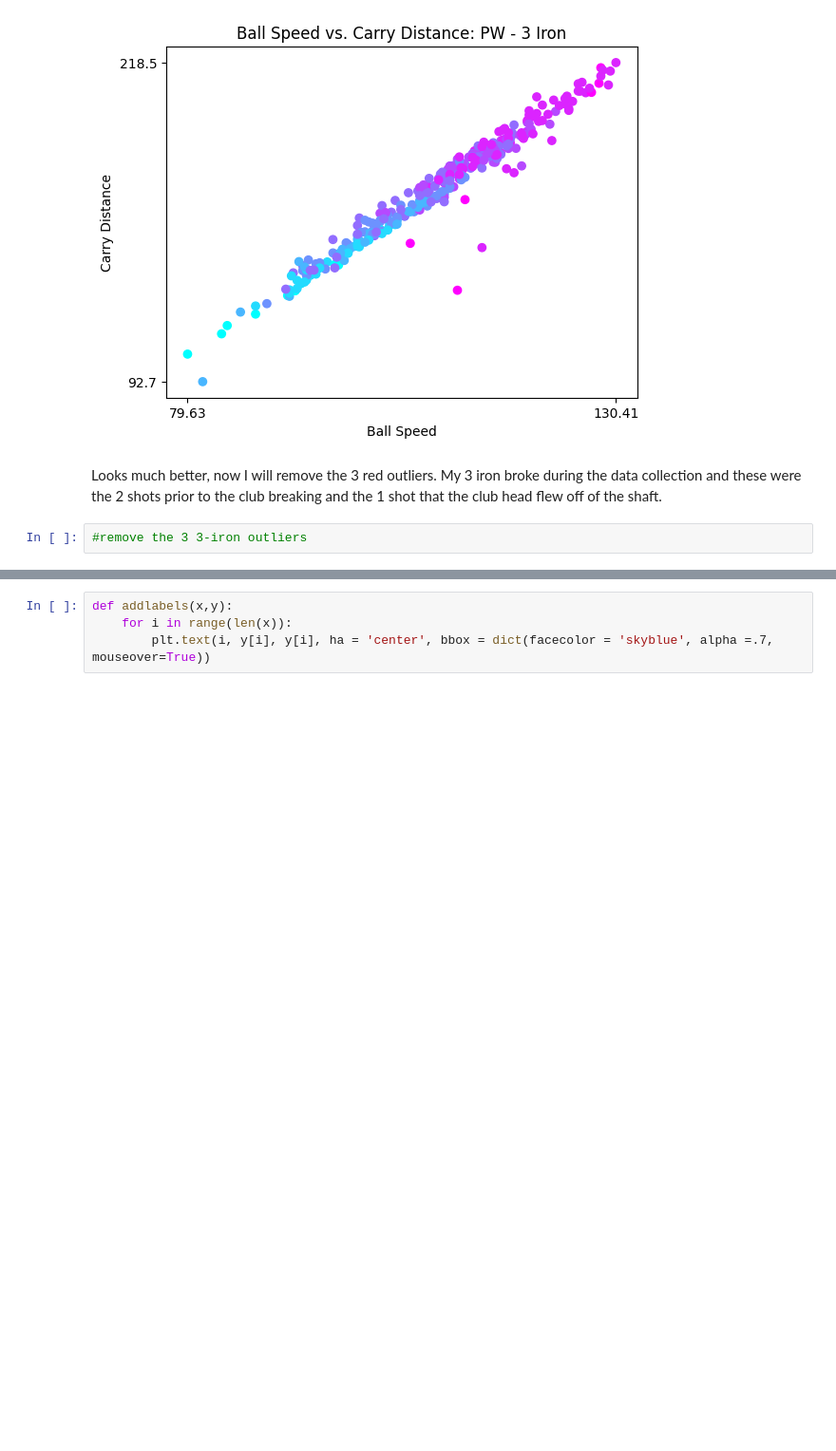
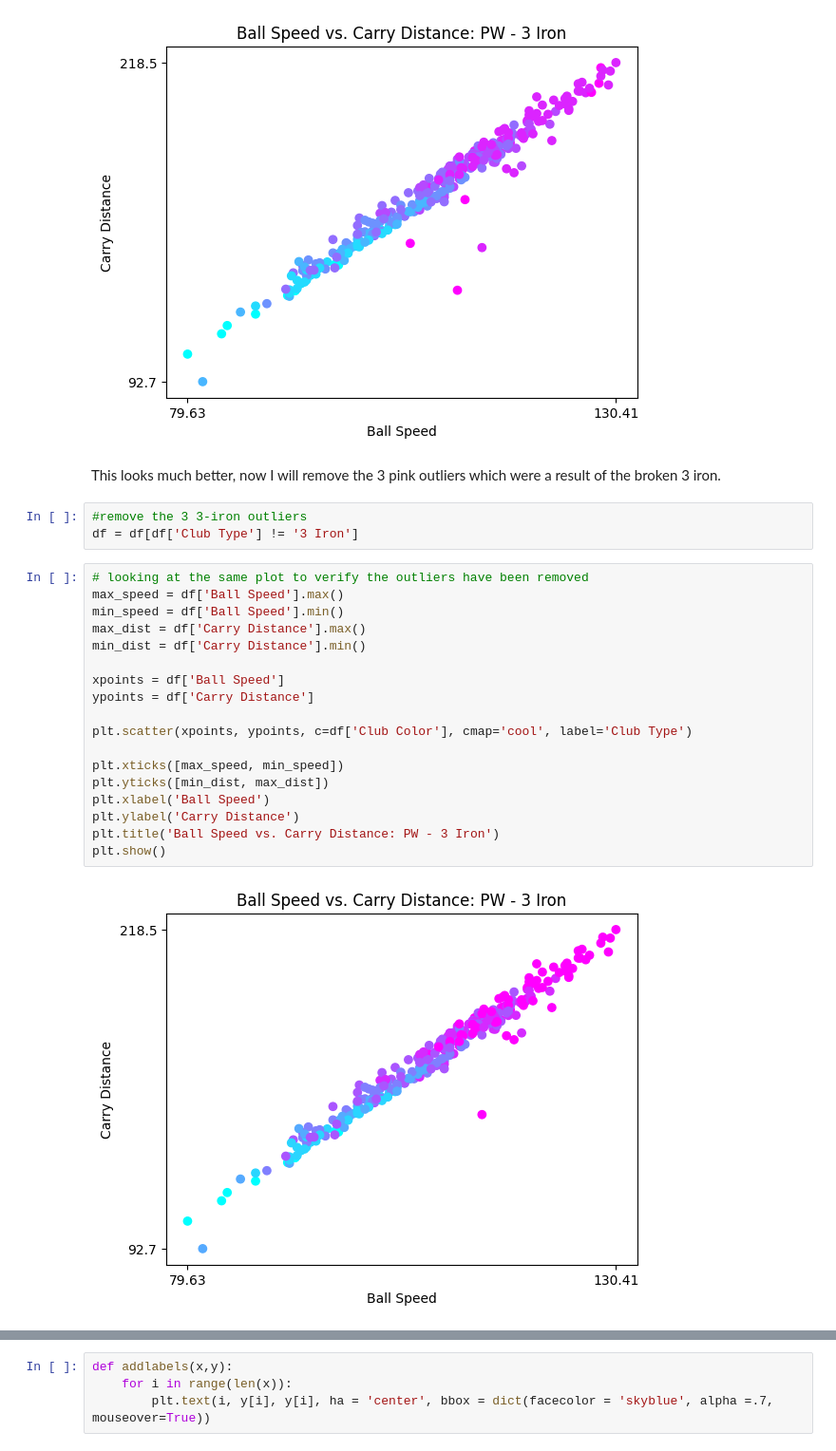
Before and after one commit to joja4479/Golf-Shot-Analysis, a Jupyter notebook: golf_shot_analysis.ipynb, the cells around one changed output, grey strips where cells are left out. Shown: that part at 95% size. Cells and saved outputs as stored; diff of their text form; blank space fills up the shorter version.

```diff
--- a/golf_shot_analysis.ipynb
+++ b/golf_shot_analysis.ipynb
@@ -194,9 +245,30 @@ plt.show()
 # %% [output]
 [figure]
 # %% [markdown]
-Looks much better, now I will remove the 3 red outliers. My 3 iron broke during the data collection and these were the 2 shots prior to the club breaking and the 1 shot that the club head flew off of the shaft.
+This looks much better, now I will remove the 3 pink outliers which were a result of the broken 3 iron.
 # %%
 #remove the 3 3-iron outliers
+df = df[df['Club Type'] != '3 Iron']
+# %%
+# looking at the same plot to verify the outliers have been removed
+max_speed = df['Ball Speed'].max()
+min_speed = df['Ball Speed'].min()
+max_dist = df['Carry Distance'].max()
+min_dist = df['Carry Distance'].min()
+
+xpoints = df['Ball Speed']
+ypoints = df['Carry Distance']
+
+plt.scatter(xpoints, ypoints, c=df['Club Color'], cmap='cool', label='Club Type')
+
+plt.xticks([max_speed, min_speed])
+plt.yticks([min_dist, max_dist])
+plt.xlabel('Ball Speed')
+plt.ylabel('Carry Distance')
+plt.title('Ball Speed vs. Carry Distance: PW - 3 Iron')
+plt.show()
+# %% [output]
+[figure, added]
 # %%
 ypoints = df['Carry Distance']
 xpoints = df['Carry Lateral Distance']
```
Also changed, not shown: parts of 28 cells of this notebook.
